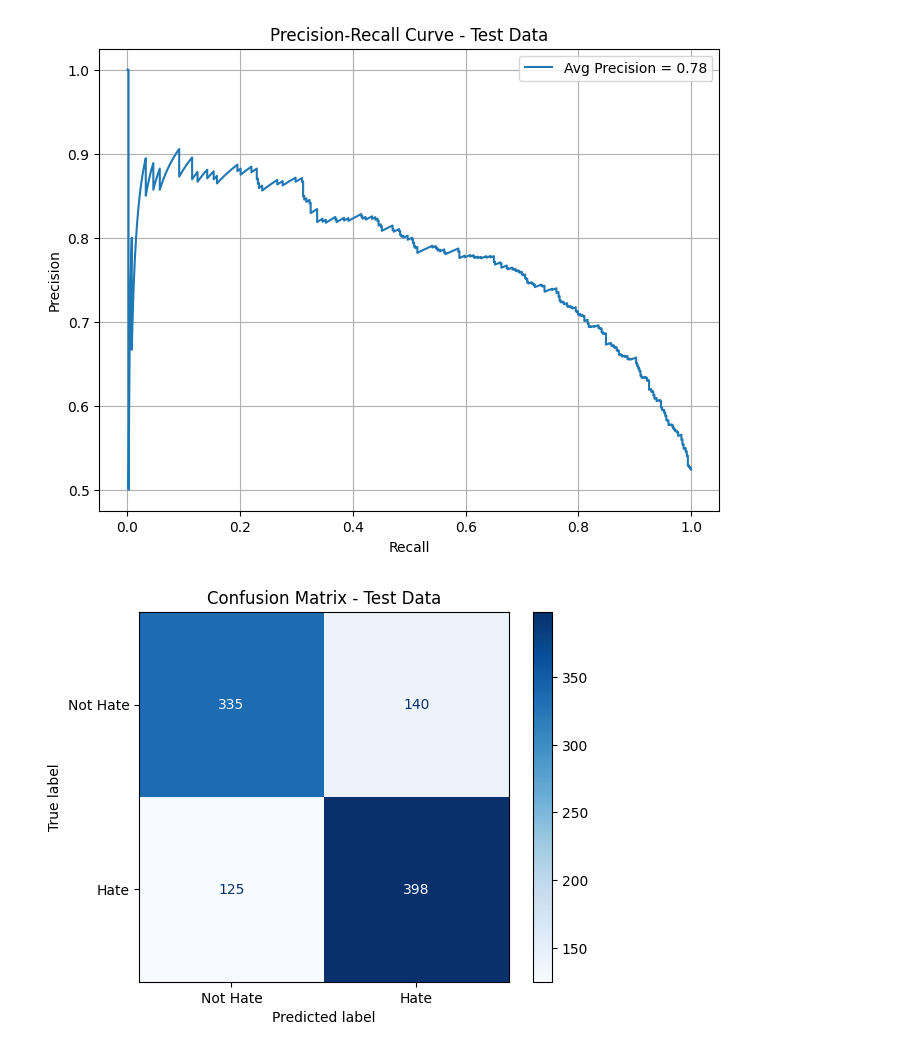
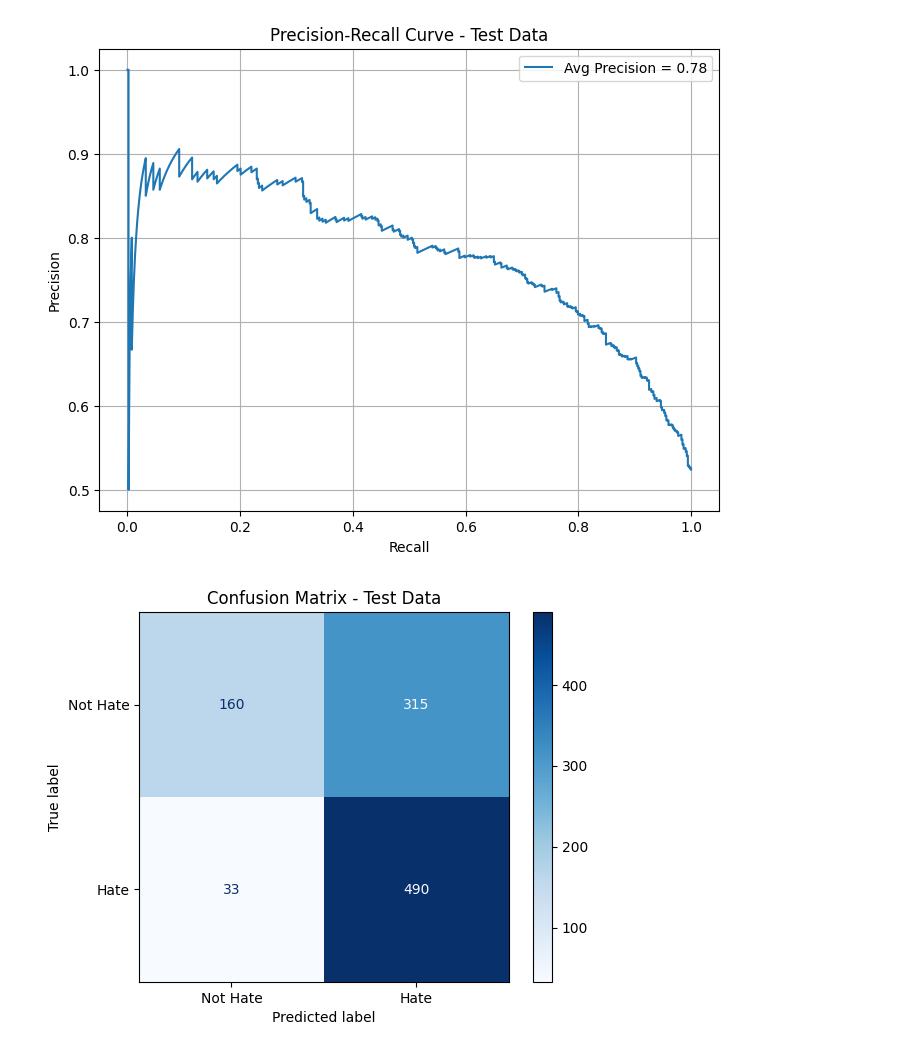
Before and after one commit to Vighnesh-Avadhanam/Hate-Speech-Classification, a Jupyter notebook: code/lasso.ipynb, the cells around one changed output. Cells and saved outputs as stored; diff of their text form; code cells hidden in the pictures.

```diff
--- a/code/lasso.ipynb
+++ b/code/lasso.ipynb
@@ -36,26 +33,6 @@ class LassoHateSpeech:
         proba = self.model.predict_proba(X_embed)[:, 1]
         return pd.Series(proba, index=X.index)
 
-    def find_best_threshold(self, y_true: pd.Series, proba: pd.Series, metric: str) -> float:
-        """Find threshold that maximizes the chosen metric."""
-        thresholds = np.linspace(0.0, 1.0, 101)
-        scores = []
-
-        for t in thresholds:
-            y_pred = (proba >= t).astype(int)
-            if metric == "accuracy":
-                score = accuracy_score(y_true, y_pred)
-            elif metric == "precision":
-                score = precision_score(y_true, y_pred, zero_division=0)
-            elif metric == "recall":
-                score = recall_score(y_true, y_pred, zero_division=0)
-            else:
-                raise ValueError(f"Unsupported metric: {metric}")
-            scores.append(score)
-
-        best_idx = np.argmax(scores)
-        return thresholds[best_idx]
-
     def evaluate(self, X_test: pd.Series, y_test: pd.Series, metric: str = "accuracy") -> None:
         """
         Evaluate model and print classification report using optimal threshold.
@@ -66,10 +43,7 @@ class LassoHateSpeech:
             metric (str): Metric to optimize threshold on ('accuracy', 'precision', 'recall').
         """
         proba = self.predict_proba(X_test)
-        self.best_threshold = self.find_best_threshold(y_test, proba, metric)
-
-        print(f"Best threshold based on {metric}: {self.best_threshold:.2f}")
-        y_pred = (proba >= self.best_threshold).astype(int)
+        y_pred = (proba >= 0.25).astype(int)
         print(classification_report(y_test, y_pred))
 # %%
 train_df = pd.read_csv("../data/train_data.csv")
@@ -82,7 +56,7 @@ model = LassoHateSpeech()
 model.train(X_train, y_train)
 
 X_test = test_df["comment"]
-y_test = (test_df["isHate"] >= model.best_threshold).astype(int)
+y_test = (test_df["isHate"] >= 0.25).astype(int)
 
 model.evaluate(X_test, y_test)
 # %% [output]
@@ -127,14 +100,14 @@ plt.show()
 # %% [output]
 [figure]
 # %%
-y_test_pred = (test_probs >= 0.45).astype(int)
+y_test_pred = (test_probs >= 0.25).astype(int)
 
 cm = confusion_matrix(y_test, y_test_pred)
 disp = ConfusionMatrixDisplay(confusion_matrix=cm, display_labels=["Not Hate", "Hate"])
 
 disp.plot(cmap="Blues")
 plt.title("Confusion Matrix - Test Data")
 plt.grid(False)
 plt.show()
 # %% [output]
-[figure, old version]
+[figure, new version]
```
Also changed, not shown: parts of 2 cells of this notebook, 2 other files.
